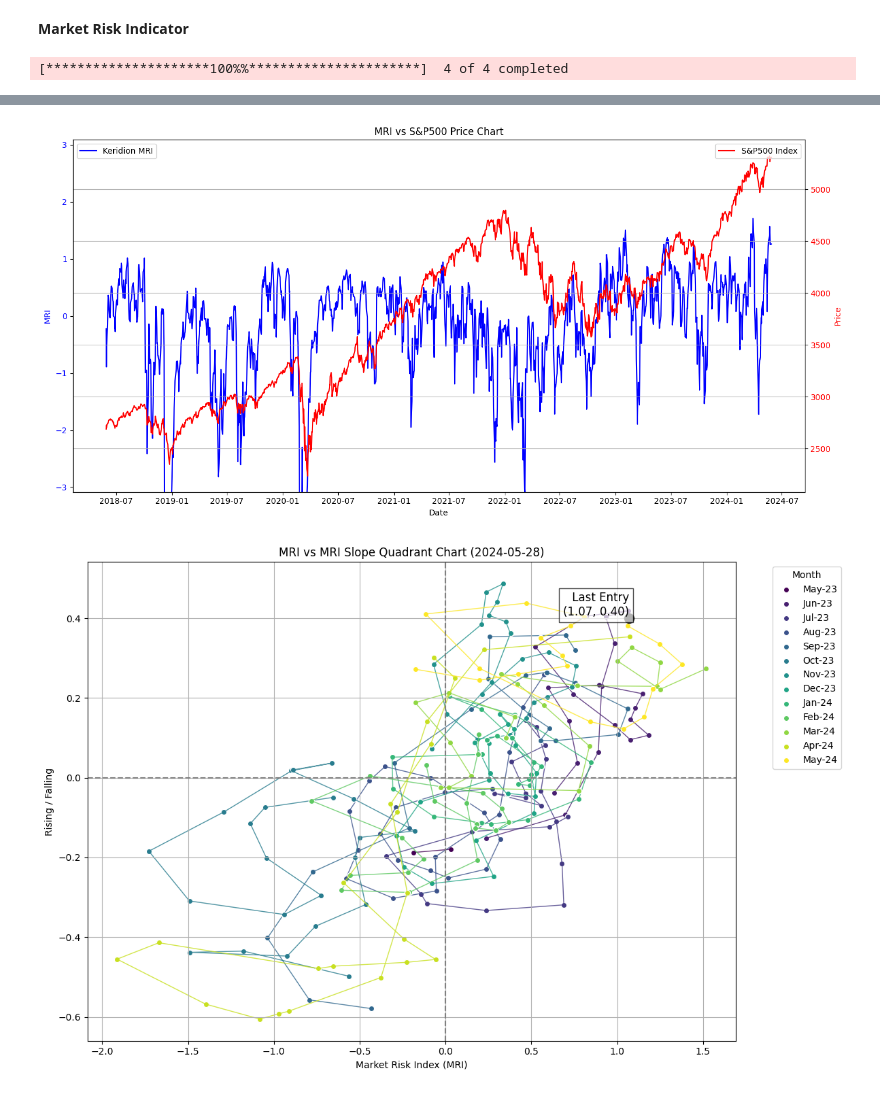
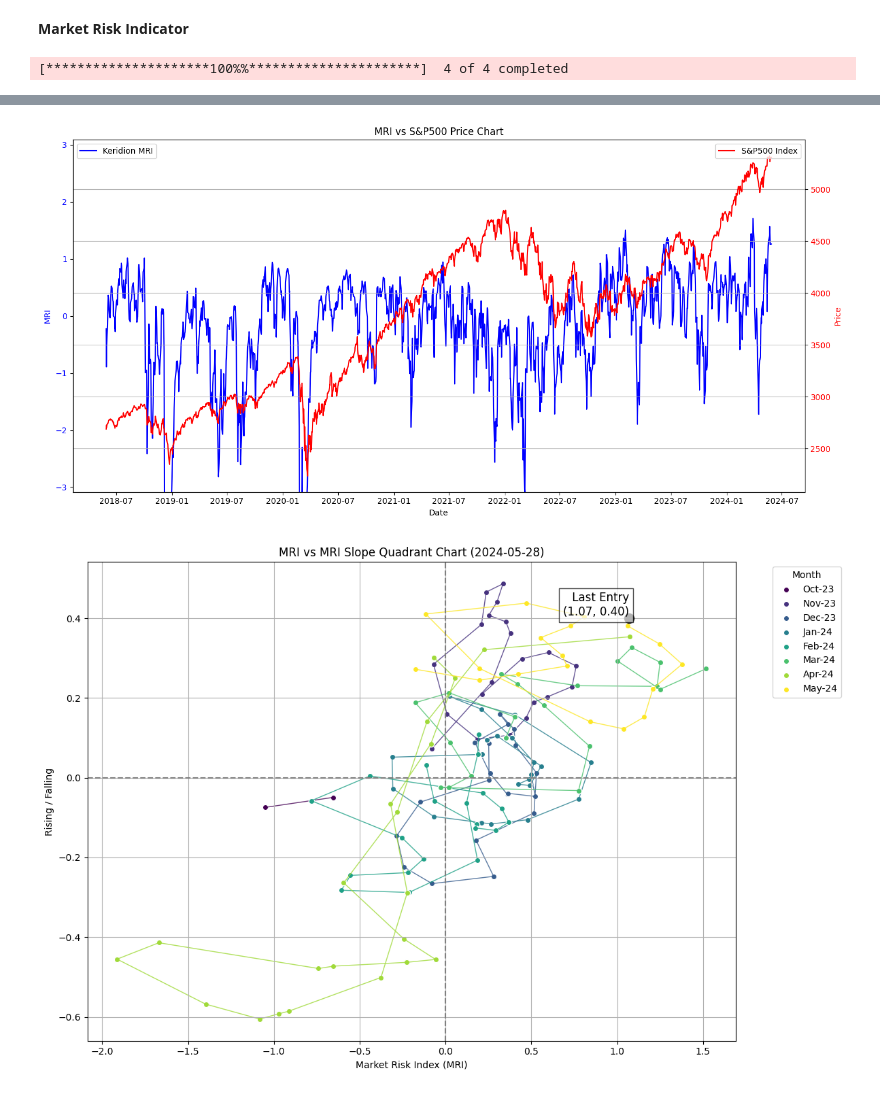
Before and after one commit to itssingh14/market_risk_index_dashboard, a Jupyter notebook: Codes/MRI.ipynb, the cells around one changed output, grey strips where cells are left out. Drawn from its saved outputs; the diff is of its cells as text; code cells hidden in the pictures.

```diff
--- a/Codes/MRI.ipynb
+++ b/Codes/MRI.ipynb
@@ -143,7 +143,7 @@ def plot_data(data, mri, gspc_ticker='^GSPC', start_date=None, end_date=None):
         data = data.loc[start_date:end_date]
         mri = mri.loc[start_date:end_date]
 
-    # Determine the date 6 years before the end date
+    # Convert end_date to datetime if it's a string
     end_date = pd.to_datetime(end_date)
     start_date_6_years_ago = end_date - pd.DateOffset(years=6)
 
@@ -161,7 +161,6 @@ def plot_data(data, mri, gspc_ticker='^GSPC', start_date=None, end_date=None):
 
     ax2 = ax1.twinx()
     ax2.plot(data.index, data[gspc_ticker], label='S&P500 Index', color='red')
-
     ax2.set_ylabel('Price', color='red')
     ax2.tick_params(axis='y', labelcolor='red')
 
@@ -197,7 +196,7 @@ def plot_quadrant_chart(mri_dif, mri_slope, ticker):
 
     # Filter data for the last 12 months
     end_date = df.index.max()
-    start_date = end_date - pd.DateOffset(months=12)
+    start_date = end_date - pd.DateOffset(months=7)
     df = df.loc[start_date:end_date]
 
     # Create period-based color mapping
@@ -247,7 +246,7 @@ def plot_risk_aversion_vs_returns(risk_aversion, returns, ticker):
     if len(risk_aversion) > 0 and len(returns) > 0:
         model = LinearRegression()
         model.fit(risk_aversion.values.reshape(-1, 1), returns.values.reshape(-1, 1))
-        trendline = model.predict(risk_aversion.values.reshape(-1, 1))
+        trendline = model.predict(risk_aversion.values.reshape(-1, 1)) - 0.05
         plt.plot(risk_aversion, trendline, color='black', linestyle='--', label='Trendline')
 
         last_point = len(risk_aversion) - 1
@@ -370,2 +370,2 @@ else:
 [figure]
-[figure, old version]
+[figure, new version]
```
Also changed, not shown: parts of 2 cells of this notebook.
